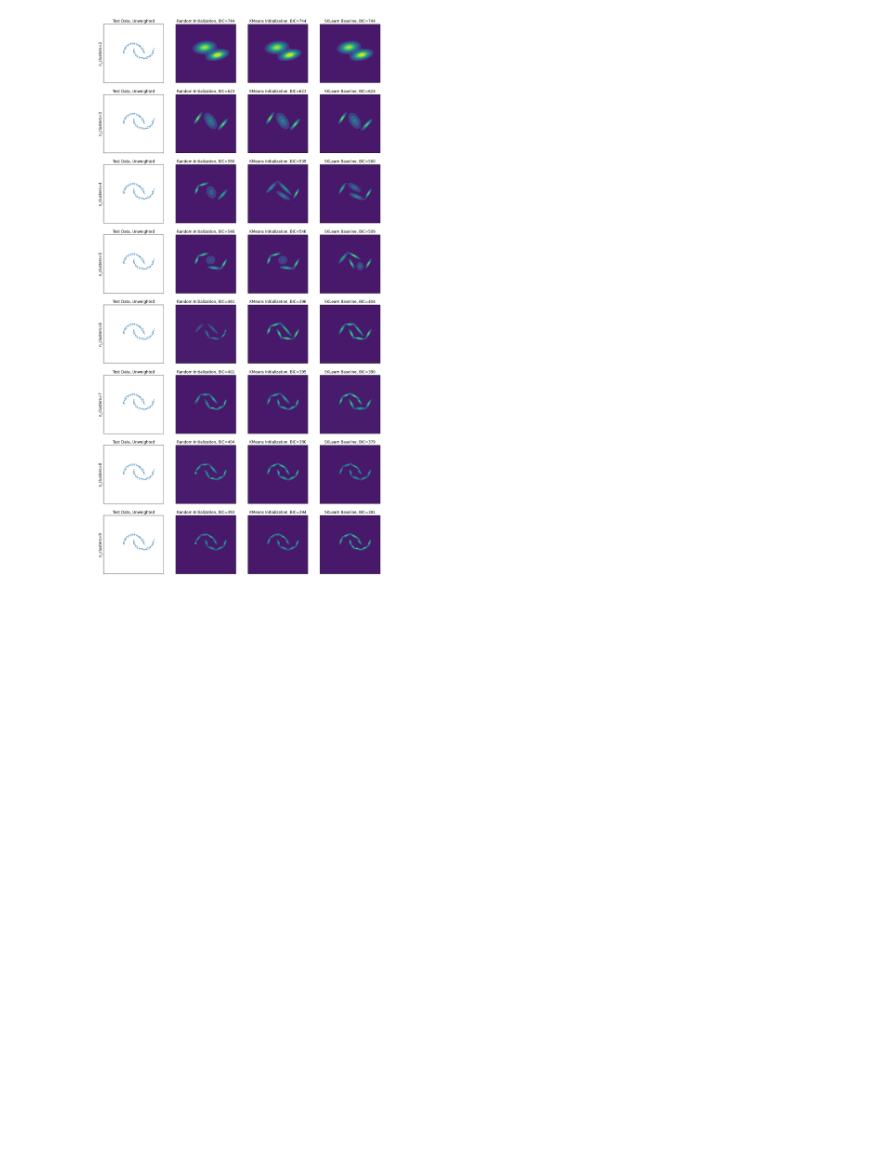
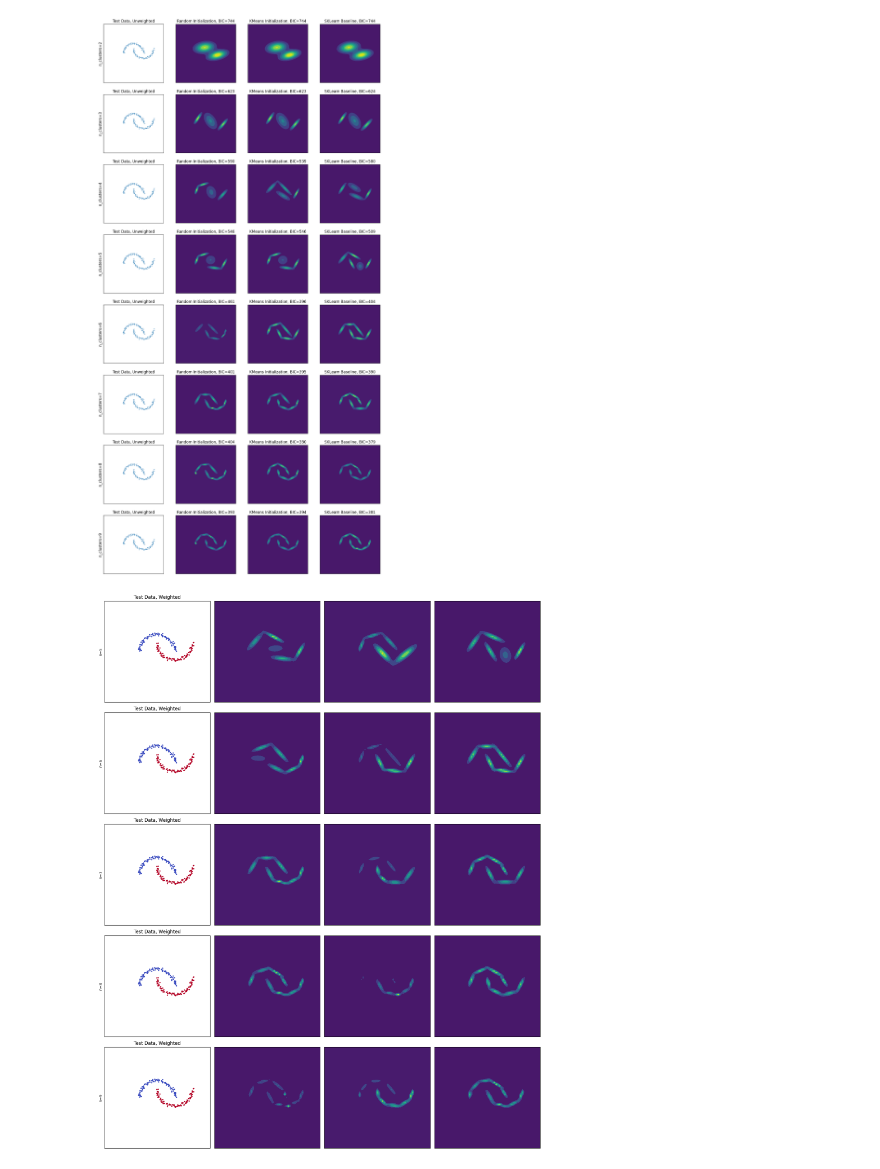
Before and after one commit to Chengxuan-Li/USBuildingArchetypes, a Jupyter notebook: workflow/clustering/250526_weighted_gmm_demo.ipynb, the cells around one changed output. Saved outputs shown, nothing was run; the diff lists cells and outputs as text; code cells hidden in the pictures; blank space fills up the shorter version.

Commit message:
Weighted gmm demo update

```diff
--- a/workflow/clustering/250526_weighted_gmm_demo.ipynb
+++ b/workflow/clustering/250526_weighted_gmm_demo.ipynb
@@ -82,3 +82,88 @@ for ax in all_axes.flatten():
     #ax.axis(False)
 # %% [output]
 [figure]
+# %%
+import numpy as np
+import matplotlib.pyplot as plt
+from sklearn.datasets import make_moons
+from sklearn.mixture import GaussianMixture
+from pomegranate.gmm import GeneralMixtureModel
+from pomegranate.distributions import Normal
+from sklearn.metrics import pairwise_distances_argmin_min
+
+# Define the function for weighted GMM using Pomegranate
+def perform_gmm_weighted(X, n, weights):
+    model = GeneralMixtureModel([Normal() for _ in range(n)], verbose=False)
+    model.fit(X, sample_weight=weights,)
+    return model
+
+# Compute AIC and BIC for a fitted Pomegranate model
+def compute_aic_bic_pomegranate(model, data):
+    probs = model.probability(data)
+    if hasattr(probs, "numpy"):
+        probs = probs.numpy()  # Convert from torch.Tensor to numpy array
+    log_prob = np.sum(np.log(probs + 1e-12))  # Avoid log(0)
+    n_params = model.state_count() * 3 - 1  # 2 per Normal + weights
+    aic = 2 * n_params - 2 * log_prob
+    bic = n_params * np.log(len(data)) - 2 * log_prob
+    return aic, bic
+
+
+# Generate synthetic dataset
+Xmoon, _ = make_moons(200, shuffle=False, noise=0.05, random_state=0)
+MoonWeights = np.concatenate([np.ones(100), np.ones(100) * 2.50])  # Heavily weight Moon2
+Xmoon = Xmoon.astype(np.float32)
+MoonWeights = MoonWeights.astype(np.float32)
+
+# Grid for contour plots
+x = np.arange(-3, 3.1, 0.1)
+y = np.arange(-3, 3.1, 0.1)
+xx, yy = np.meshgrid(x, y)
+x_ = np.column_stack([xx.ravel(), yy.ravel()])
+
+# Try clustering with different number of components
+n_clusters_range = np.arange(5, 10)
+fig, all_axes = plt.subplots(n_clusters_range.shape[0], 4, figsize=(16, 4 * n_clusters_range.shape[0]))
+
+for i, n_clusters in enumerate(n_clusters_range):
+    # Random init (unweighted)
+    model_random_init = GeneralMixtureModel([Normal() for _ in range(n_clusters)], verbose=False)
+    model_random_init.fit(Xmoon)
+
+    # Weighted fit
+    model = perform_gmm_weighted(Xmoon, n=n_clusters, weights=MoonWeights)
+
+    # Probabilities for plotting
+    p_rand_init = model_random_init.probability(x_).reshape(len(x), len(y))
+    p_weighted = model.probability(x_).reshape(len(x), len(y))
+
+    # Sklearn baseline
+    gmm = GaussianMixture(n_components=n_clusters, covariance_type='full')
+    gmm.fit(Xmoon)
+    p_sklearn = np.exp(gmm.score_samples(x_)).reshape(len(x), len(y))
+
+    axes = all_axes[i, :]
+    axes[0].set_title("Test Data, Weighted")
+    axes[0].scatter(Xmoon[:, 0], Xmoon[:, 1], c=MoonWeights, cmap='coolwarm', s=5)
+
+    #axes[1].set_title(f"Random Init (Unweighted)\nBIC={compute_aic_bic_pomegranate(model_random_init, Xmoon)[1]:.0f}")
+    axes[1].contourf(xx, yy, p_rand_init)
+
+    #axes[2].set_title(f"Weighted Fit\nBIC={compute_aic_bic_pomegranate(model, Xmoon)[1]:.0f}")
+    axes[2].contourf(xx, yy, p_weighted)
+
+    #axes[3].set_title(f"Sklearn GMM\nBIC={gmm.bic(Xmoon):.0f}")
+    axes[3].contourf(xx, yy, p_sklearn)
+
+    axes[0].set_ylabel(f'n={n_clusters}')
+
+for ax in all_axes.flatten():
+    ax.set_xlim(-3, 3)
+    ax.set_ylim(-3, 3)
+    ax.set_xticks([])
+    ax.set_yticks([])
+
+plt.tight_layout()
+plt.show()
+# %% [output]
+[figure, added]
```
